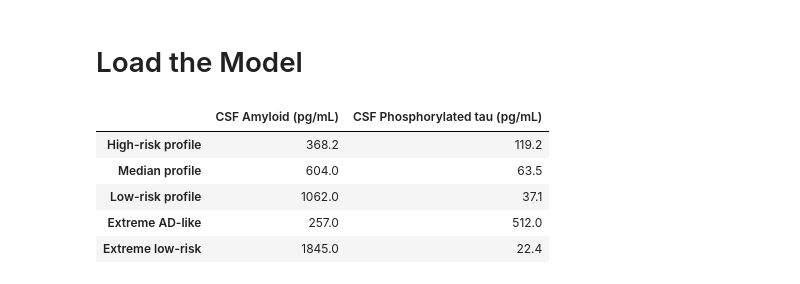
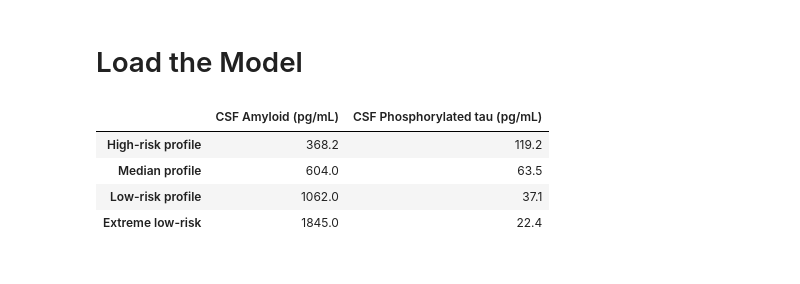
Before and after one commit to davidharrisnet/ucb_capstone_alzheimers, a Jupyter notebook: logistic_regression_pipeline.ipynb, the cells around one changed output. Saved outputs shown, nothing was run; the diff lists cells and outputs as text; code cells hidden in the pictures.

```diff
--- a/logistic_regression_pipeline.ipynb
+++ b/logistic_regression_pipeline.ipynb
@@ -495,33 +495,30 @@ def predict_progression(new_patients_df):
 # %%
 import pandas as pd
 
 feature_cols = ['CSF Amyloid (pg/mL)', 'CSF Phosphorylated tau (pg/mL)']
 
 # Raw array: [amyloid, p-tau] per patient
 test_array = [
     [368.2, 119.2],   # High-risk profile
     [604.0, 63.5],    # Median profile
     [1062.0, 37.1],   # Low-risk profile
-    [257.0, 512.0],   # Extreme AD-like (observed min amyloid + max p-tau)
     [1845.0, 22.4],   # Extreme low-risk (observed max amyloid + min p-tau)
 ]
 
 test_labels = [
     'High-risk profile',
     'Median profile',
     'Low-risk profile',
-    'Extreme AD-like',
     'Extreme low-risk',
 ]
 
 test_patients = pd.DataFrame(test_array, columns=feature_cols, index=test_labels)
 test_patients
 # %% [output]
 |  | CSF Amyloid (pg/mL) | CSF Phosphorylated tau (pg/mL) |
 | High-risk profile | 368.2 | 119.2 |
 | Median profile | 604.0 | 63.5 |
 | Low-risk profile | 1062.0 | 37.1 |
-| Extreme AD-like | 257.0 | 512.0 |
 | Extreme low-risk | 1845.0 | 22.4 |
 # %%
 
```
Also changed, not shown: parts of 1 cell of this notebook, 3 other files.
